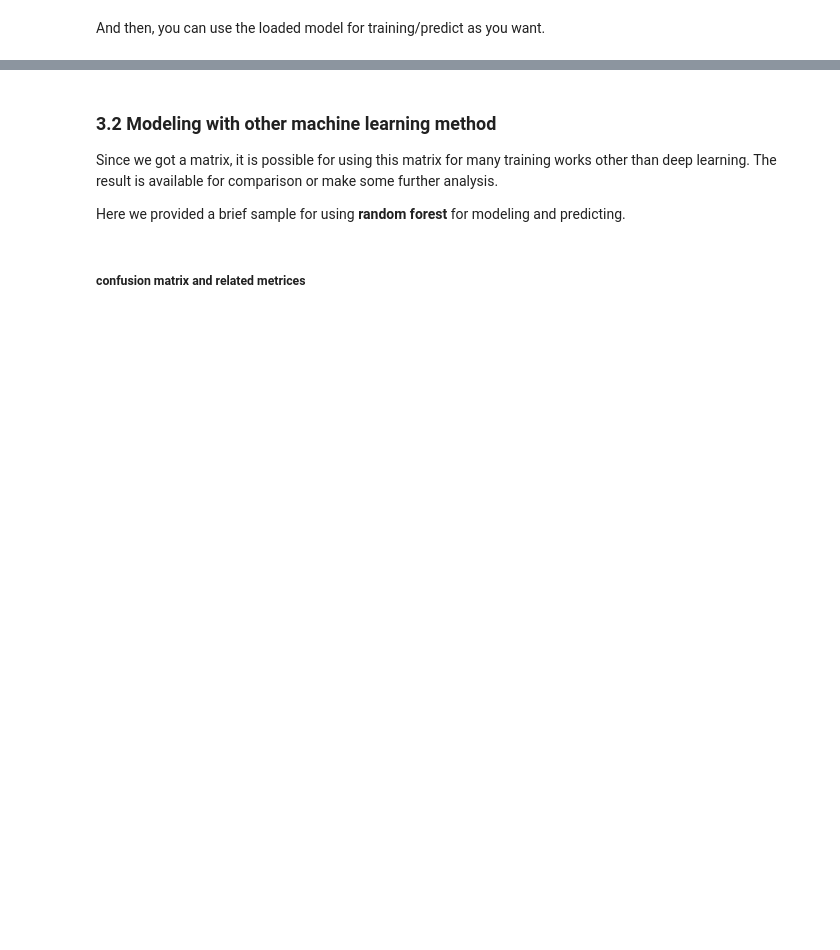
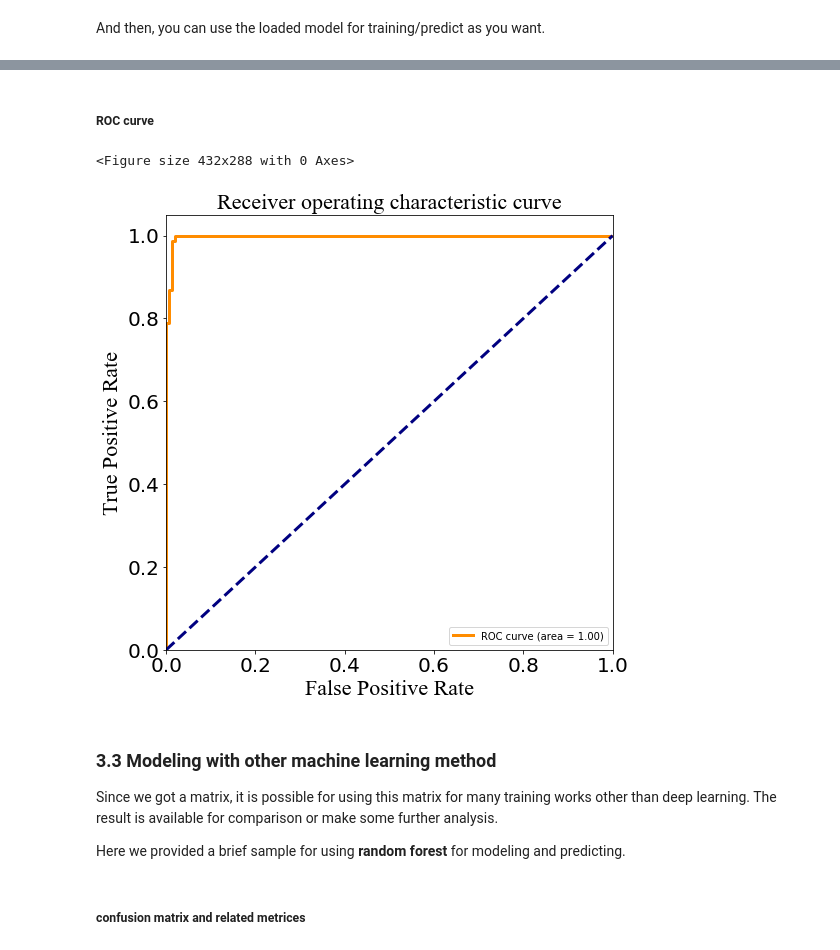
Before and after one commit to jingry/autoBioSeqpy, a Jupyter notebook: notebook/tutorial in jupyter notebook.ipynb, the cells around one changed output, grey strips where cells are left out. Saved outputs shown, nothing was run; the diff lists cells and outputs as text; code cells hidden in the pictures; blank space fills up the shorter version.

```diff
--- a/notebook/tutorial in jupyter notebook.ipynb
+++ b/notebook/tutorial in jupyter notebook.ipynb
@@ -519,5 +808,12 @@ And then, you can use the loaded model for training/predict as you want.
+# %% [markdown]
+<h5>ROC curve</h5>
+# %%
+analysisPlot.plotROC(testLabelArr,predicted_Probability,showFig=True,savePath=None)
+# %% [output]
+<Figure size 432x288 with 0 Axes>
+[figure, added]
 # %% [markdown]
-<h3>3.2 Modeling with other machine learning method</h3>
+<h3>3.3 Modeling with other machine learning method</h3>
 
 Since we got a matrix, it is possible for using this matrix for many training works other than deep learning. The result is available for comparison or make some further analysis.
 
```
Also changed, not shown: parts of 42 cells of this notebook.
